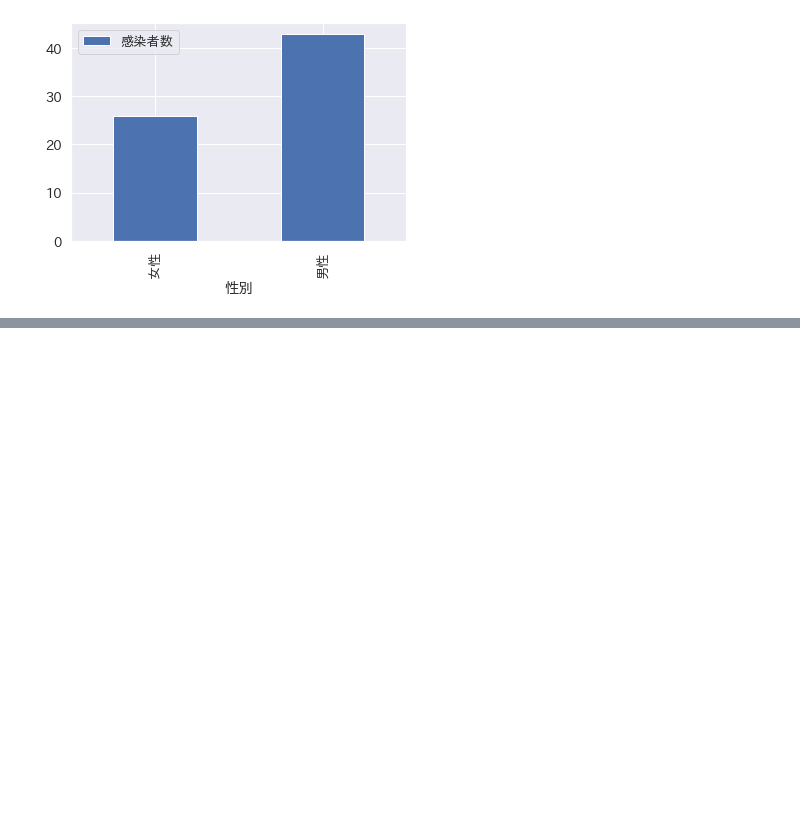
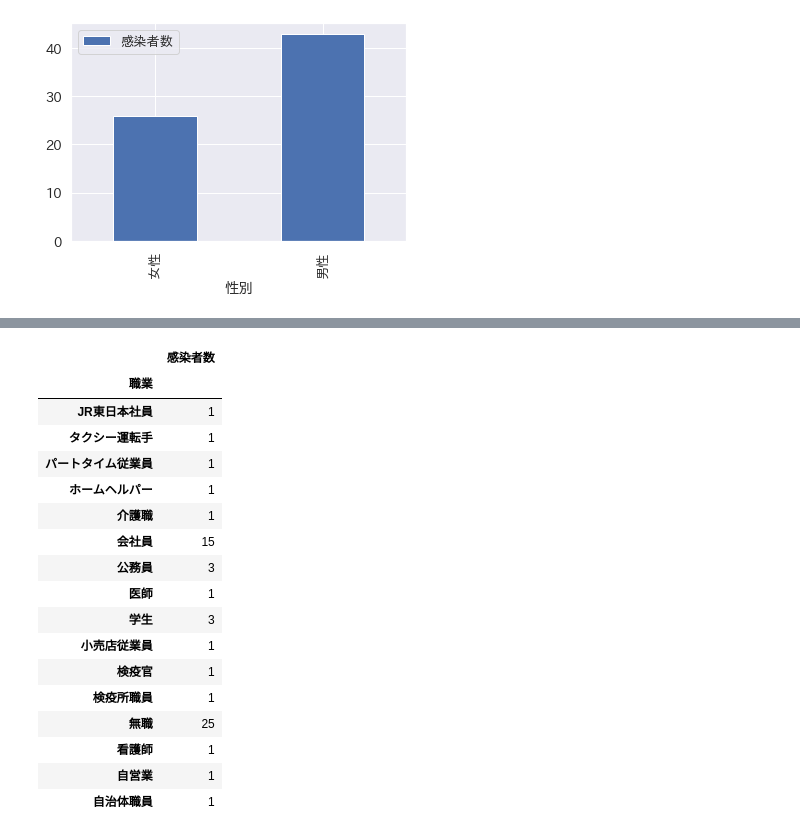
Before and after one commit to tsu-nera/hack-for-corona, a Jupyter notebook: notebooks/kanagawa-corona.ipynb, the cells around one changed output, grey strips where cells are left out. Drawn from its saved outputs; the diff is of its cells as text; code cells hidden in the pictures; blank space fills up the shorter version.

```diff
--- a/notebooks/kanagawa-corona.ipynb
+++ b/notebooks/kanagawa-corona.ipynb
@@ -265,0 +270,2 @@ sex_df.plot.bar()
+# %%
+work_df = patients
@@ -265,0 +285,24 @@ sex_df.plot.bar()
+# %%
+work_df = work_df.groupby("職業").count()["id"].to_frame()
+work_df.rename(columns={"id": "感染者数"}, inplace=True)
+# %%
+work_df
+# %% [output]
+|  | 感染者数 |
+| 職業 |  |
+| JR東日本社員 | 1 |
+| タクシー運転手 | 1 |
+| パートタイム従業員 | 1 |
+| ホームヘルパー | 1 |
+| 介護職 | 1 |
+| 会社員 | 15 |
+| 公務員 | 3 |
+| 医師 | 1 |
+| 学生 | 3 |
+| 小売店従業員 | 1 |
+| 検疫官 | 1 |
+| 検疫所職員 | 1 |
+| 無職 | 25 |
+| 看護師 | 1 |
+| 自営業 | 1 |
+| 自治体職員 | 1 |
```
Also changed, not shown: parts of 5 cells of this notebook.
